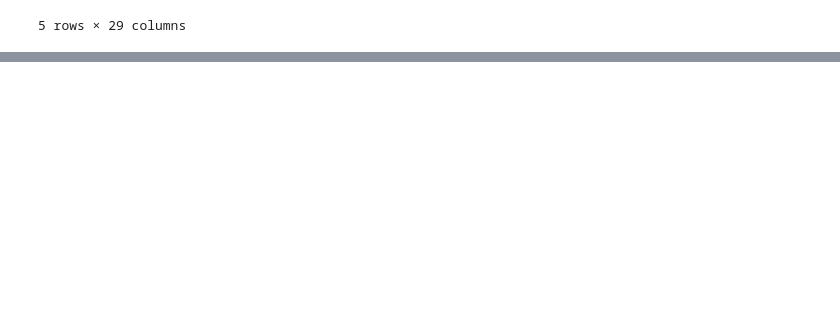
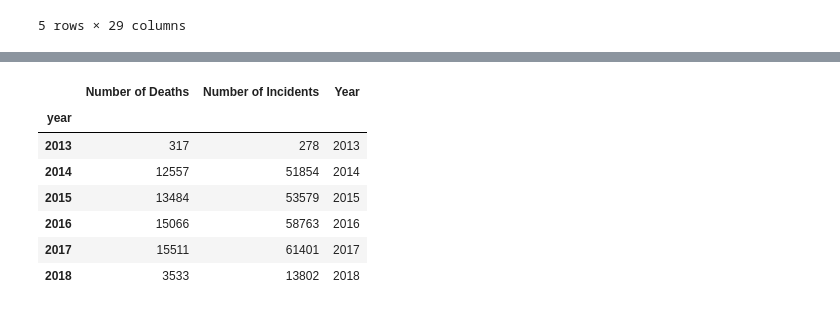
Before and after one commit to summergernon/gun_violence_analysis, a Jupyter notebook: Project_1_SG.ipynb, the cells around one changed output, grey strips where cells are left out. Drawn from its saved outputs; the diff is of its cells as text; code cells hidden in the pictures; blank space fills up the shorter version.

```diff
--- a/Project_1_SG.ipynb
+++ b/Project_1_SG.ipynb
@@ -16,3 +18,7 @@ gun_file_df.head()
 | 3 | 478925 | 1/5/13 | Colorado | Aurora | 16000 block of East Ithaca Place | 4 | 0 | http://www.gunviolencearchive.org... | http://www.dailydemocrat.com/2013... | ... |
 | 4 | 478959 | 1/7/13 | North Carolina | Greensboro | 307 Mourning Dove Terrace | 2 | 2 | http://www.gunviolencearchive.org... | http://www.journalnow.com/news/lo... | ... |
 5 rows × 29 columns
+# %%
+# Create a new series for just the year
+gun_file_df["year"] = pd.DatetimeIndex(gun_file_df["date"]).year
+gun_file_df.head()
@@ -62,0 +103,8 @@ KeyError: 'n_killed'
+# %%
+# Look at gun violence over time to show there is a need to study this
+# Group dataframe by year
+
+grouped_years = gun_file_df.groupby(["year"])
+incidents_in_years = grouped_years.count()
+incidents_years = incidents_in_years["incident_id"]
+incidents_years
@@ -62,0 +120,4 @@ KeyError: 'n_killed'
+# %%
+# Find the total number killed by year
+sum_of_deaths_year = grouped_years["n_killed"].sum()
+sum_of_deaths_year
@@ -62,0 +148,13 @@ KeyError: 'n_killed'
+# %%
+# Add year as a column
+year_df["Year"] = year_df.index
+year_df
+# %% [output]
+|  | Number of Deaths | Number of Incidents | Year |
+| year |  |  |  |
+| 2013 | 317 | 278 | 2013 |
+| 2014 | 12557 | 51854 | 2014 |
+| 2015 | 13484 | 53579 | 2015 |
+| 2016 | 15066 | 58763 | 2016 |
+| 2017 | 15511 | 61401 | 2017 |
+| 2018 | 3533 | 13802 | 2018 |
```
Also changed, not shown: parts of 16 cells of this notebook.
